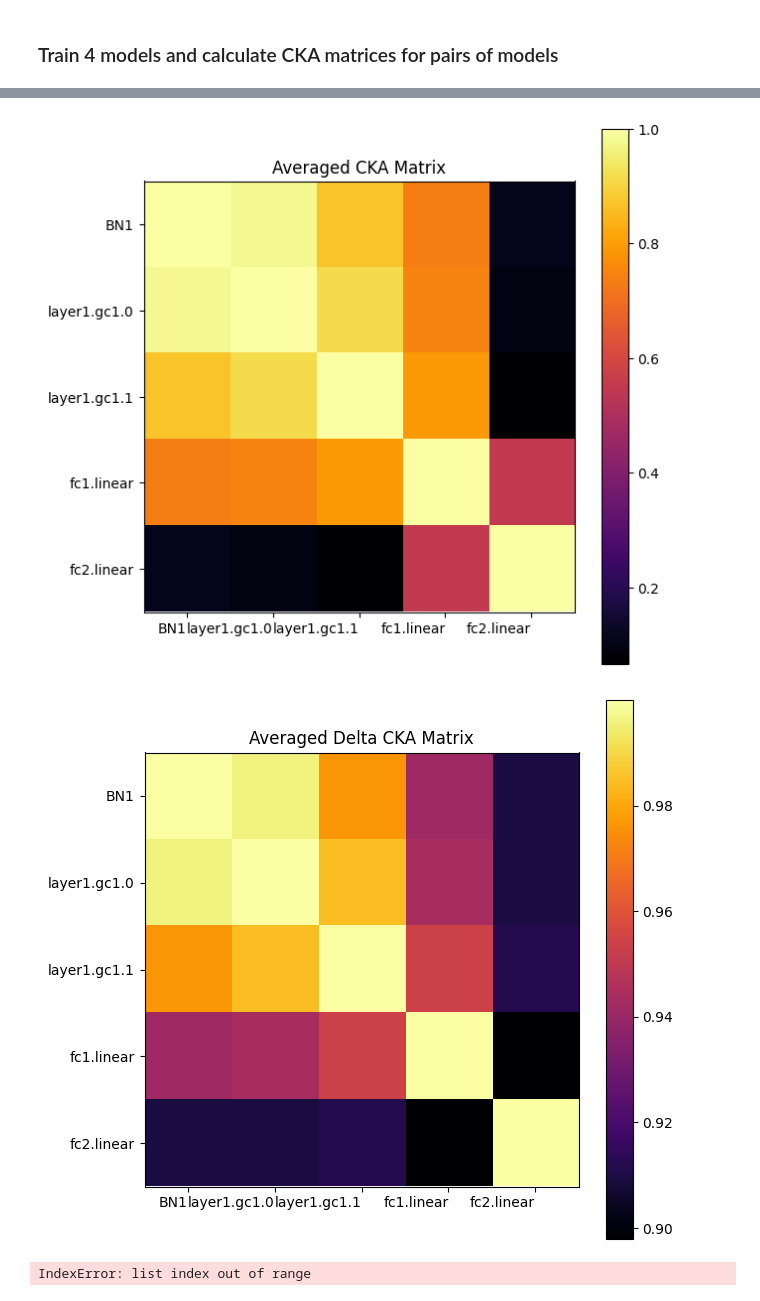
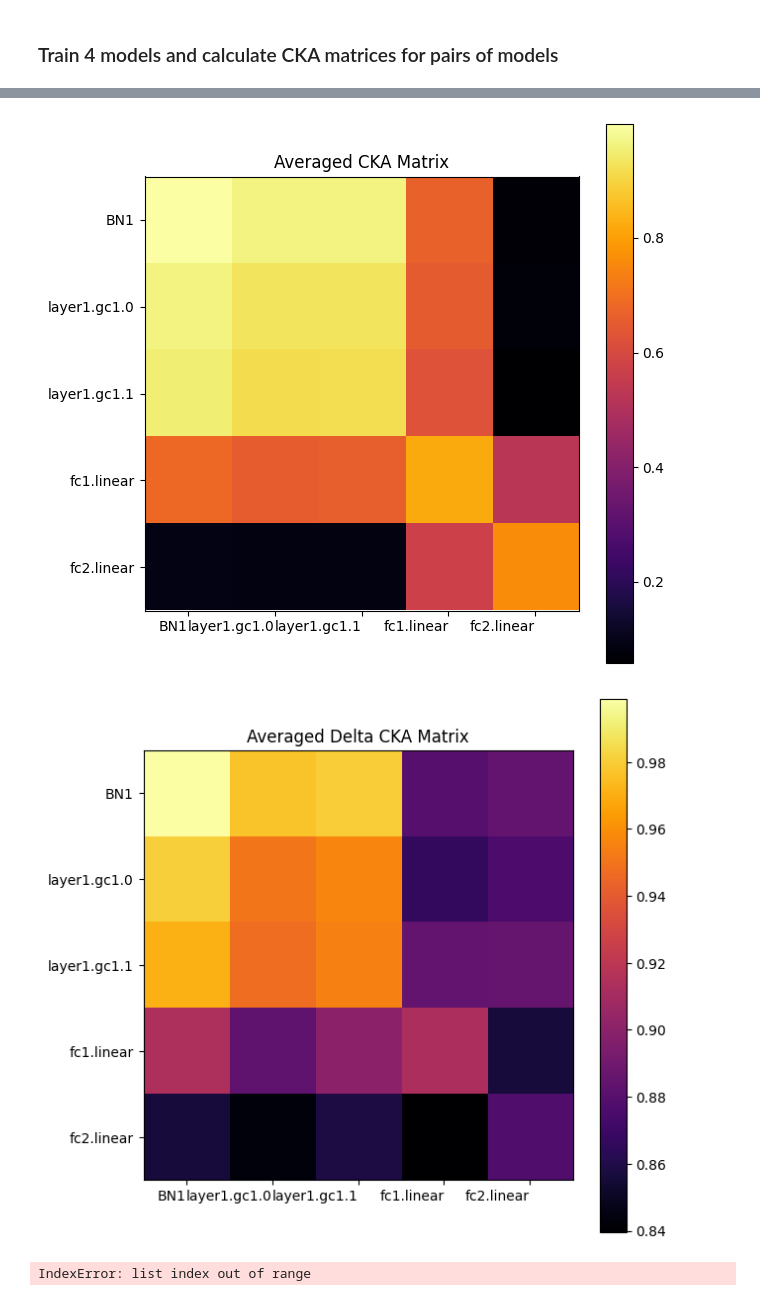
Before and after one commit to AlbinoLoaf/brAIncells, a Jupyter notebook: model_enviroment.ipynb, the cells around one changed output, grey strips where cells are left out. Drawn from its saved outputs; the diff is of its cells as text; code cells hidden in the pictures.

```diff
--- a/model_enviroment.ipynb
+++ b/model_enviroment.ipynb
@@ -96,7 +96,7 @@ epochs = 40
 w_decay = 0
 
 #Models
-modruns = 4
+modruns = 10
 path="artifacts"
 modelname="dgcnn_mod"
 plot=False
@@ -153,25 +153,29 @@ train_models(DGCNN(in_channels=n_chans, num_electrodes=n_electrodes, hid_channel
 # %%
 cka_all = []
-for i, j in itertools.combinations(range(modruns), 2):
-    calculator = CKACalculator(model1=mods[i][0], model2=mods[j][0], dataloader=train_loader,
-                               layers_to_hook=(nn.Conv2d, nn.Linear, nn.AdaptiveAvgPool2d, GraphConvolution, nn.BatchNorm1d))
-    cka_output = calculator.calculate_cka_matrix()
-    cka_all.append(cka_output)
-    if plot:
-        #Plot the matrix
-        plt.figure(figsize=(7, 7))
-        plt.imshow(cka_output.cpu().numpy(), cmap='inferno')
-        plt.xticks(ticks=np.arange(len(calculator.module_names_X)), labels=calculator.module_names_X, ha="right")
-        plt.yticks(ticks=np.arange(len(calculator.module_names_Y)), labels=calculator.module_names_Y)
-        plt.colorbar()
-        plt.title(f'CKA Matrix: Model {i} vs Model {j}')
-        plt.show()
+for i in range(modruns):
+    for j in range(i+1,modruns):
+        calculator = CKACalculator(model1=mods[i][0], model2=mods[j][0], dataloader=train_loader,
+                                layers_to_hook=(nn.Conv2d, nn.Linear, nn.AdaptiveAvgPool2d, GraphConvolution, nn.BatchNorm1d))
+        cka_output = calculator.calculate_cka_matrix()
+        cka_all.append(cka_output)
+        if plot:
+            #Plot the matrix
+            plt.figure(figsize=(7, 7))
+            plt.imshow(cka_output.cpu().numpy(), cmap='inferno')
+            plt.xticks(ticks=np.arange(len(calculator.module_names_X)), labels=calculator.module_names_X, ha="right")
+            plt.yticks(ticks=np.arange(len(calculator.module_names_Y)), labels=calculator.module_names_Y)
+            plt.colorbar()
+            plt.title(f'CKA Matrix: Model {i} vs Model {j}')
+            plt.show()
 # %%
 cka_stack = torch.stack(cka_all)
 average_cka_matrix = cka_stack.mean(dim=0)
 delta_matrices = []
-for mat1, mat2 in itertools.combinations(cka_stack, 2):
-    delta_matrices.append(torch.abs(mat1 - mat2))
+
+for i in range(len(cka_stack)):
+    for j in range(i+1,len(cka_stack)):
+        delta_matrices.append(torch.abs(cka_stack[i] - cka_stack[j]))
+
 delta_matrices = torch.stack(delta_matrices)
 average_delta_cka_matrix =1- delta_matrices.mean(dim=0)
 
@@ -196,5 +205,5 @@ plt.show()
-[figure, old version]
+[figure, new version]
-[figure, old version]
+[figure, new version]
 # %%
 for i  in range (len(mods)):
     plt.plot(mods[0][1][0])
```
Also changed, not shown: parts of 3 cells of this notebook.
